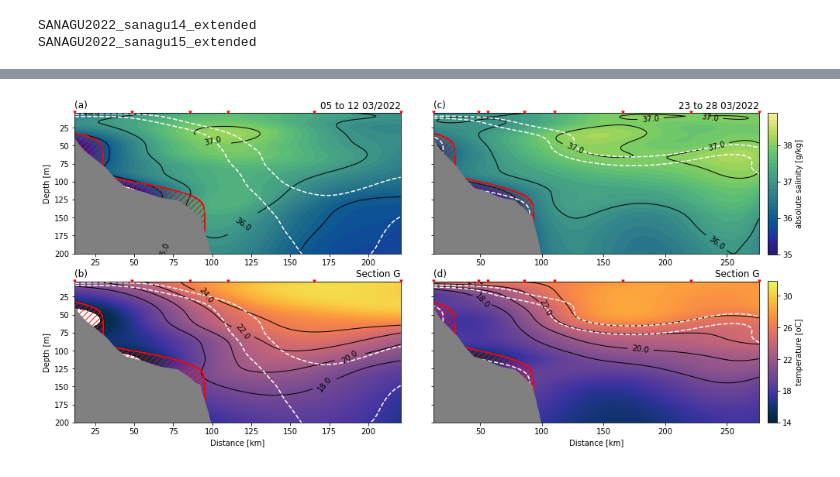
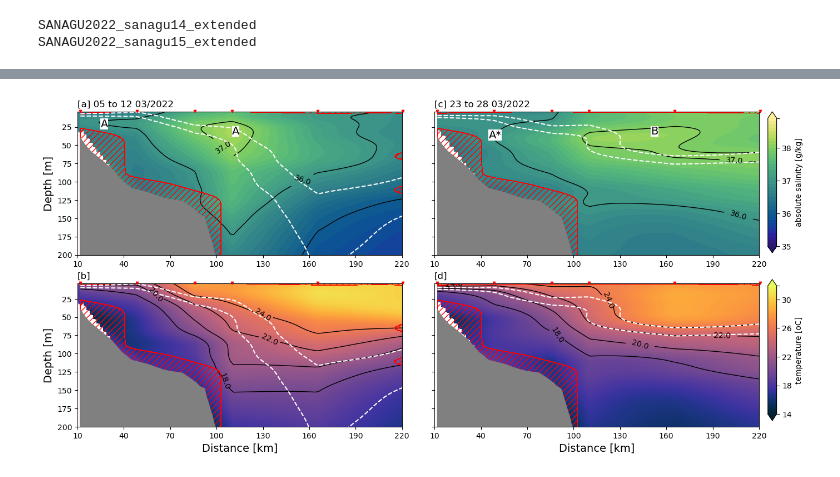
Before and after one commit to nilodna/smax_pathways, a Jupyter notebook: scripts/00_manuscript_cruise_transects.ipynb, the cells around one changed output, grey strips where cells are left out. Drawn from its saved outputs; the diff is of its cells as text; code cells hidden in the pictures.

Commit message:
replacing old cruise_transect code by the new code that Dalton wrote

```diff
--- a/scripts/00_manuscript_cruise_transects.ipynb
+++ b/scripts/00_manuscript_cruise_transects.ipynb
@@ -465,11 +24,14 @@ cases = {
     'SANAGU2022_sanagu15_extended': ['G'],
 }
 
+xcorr=180000
+ycorr=25
 
 dict_with_sections = {}
 for case in cases:
     print(case)
-    refdict = ut.get_dict('section-ctd_dalton/section-ctd/../configs.dict')
+    # refdict = ut.get_dict('configs.dict')
+    refdict = ut.get_dict('configs_section.dict')
     refdict = refdict[case]
 
     ctdpath      = refdict['path.cnv2nc']
@@ -490,20 +52,19 @@ for case in cases:
 
         # cap depth in 500 meters depth
         df1 = df1[df1['depSM'] <= 300]
-
         # -- prepare bathymetry data for masking -- #
         lon = df1['lon'].values
         lat = df1['lat'].values
         dist = df1['dist'].values
         l = sorted(list(set(zip(lon,lat,dist))))
         dlon, dlat, ddst, depth = lonlatdepth_extend(ncbathy, lon, lat, dist, n=20, dataset='gebco2019',varname='elevation')
-
+        # df1.index *= 800
         # -- objective analysis -- #
-        xm, ym, sa ,errsa = objective_analysis_varb(df1,'sa', corrlenx=150000, corrleny=30, err_thresh=0.01)
-        xm, ym, ct ,errct = objective_analysis_varb(df1,'ct', corrlenx=150000, corrleny=30, err_thresh=0.01)
+        xm, ym, sa ,errsa, df2sa = get_trend_correction_oa(df1,'sa', corrlenx=xcorr, corrleny=ycorr, err_thresh=0.01)
+        xm, ym, ct ,errct, df2ct = get_trend_correction_oa(df1,'ct', corrlenx=xcorr, corrleny=ycorr, err_thresh=0.01)
 
         df1['sigma'] = gsw.sigma0(df1['sa'], df1['ct'])
-        xm, ym, sg, _ = objective_analysis_varb(df1,'sigma', corrlenx=150000, corrleny=30, err_thresh=0.01)
+        xm, ym, sg, _, df2sig = get_trend_correction_oa(df1,'sigma', corrlenx=xcorr, corrleny=ycorr, err_thresh=0.01)
 
         # -- plotting -- #
         ylimdict = {
@@ -560,6 +121,7 @@ for case in cases:
         cdicts['case'] = case
         cdicts['time'] = f"{df1['time'].astype('datetime64[ns]').dt.date.min().strftime('%d')} to {df1['time'].astype('datetime64[ns]').dt.date.max().strftime('%d %m/%Y')}"
 
+        cdicts['l'] = l
         dict_with_sections[f"{case}_{secid}"] = cdicts
 # %% [output]
 SANAGU2022_sanagu14_extended
@@ -722,21 +166,35 @@ secid = cdicts['secid']
 case = cdicts['case']
 time_str = cdicts['time']
 
-fig, axes[0,0], _ = subroutine_TSsection(cdicts['sal'], fig=fig, ax=axes[0,0], ax_cbar=axes[0,1], secids=[secid], add_colorbar=False)
-fig, axes[1,0], _ = subroutine_TSsection(cdicts['temp'], fig=fig, ax=axes[1,0], ax_cbar=axes[1,1], secids=[secid], add_colorbar=False)
+fig, axes[0,0], _ = subroutine_TSsection(cdicts['sal'], cdicts['l'], ylimdict[secid], fig=fig,
+                                         ax=axes[0,0], ax_cbar=axes[0,1], secids=[secid], add_colorbar=False)
+fig, axes[1,0], _ = subroutine_TSsection(cdicts['temp'], cdicts['l'], ylimdict[secid], fig=fig,
+                                         ax=axes[1,0], ax_cbar=axes[1,1], secids=[secid], add_colorbar=False)
+
+
+axes[0,0].scatter(cdicts['sal']['dist']/1e3, cdicts['sal']['data'].index, c=cdicts['sal']['data'],
+                 cmap=cdicts['sal']['cmap'],
+                  vmin=cdicts['sal']['vmin'], vmax=cdicts['sal']['vmax'], zorder=0)
+
+axes[1,0].scatter(cdicts['sal']['dist']/1e3, cdicts['sal']['data'].index, c=cdicts['temp']['data'],
+                 cmap=cdicts['temp']['cmap'],
+                  vmin=cdicts['temp']['vmin'], vmax=cdicts['temp']['vmax'], zorder=0)
+
 
 cr = axes[0,0].contour(cdicts['sal']['xm']/1e3, cdicts['sal']['ym'], cdicts['sigmaT']['oa'],
                        levels=cdicts['sigmaT']['contour'], colors=['white'], linestyles='--',
                        zorder=1)  # section
+
 cr = axes[1,0].contour(cdicts['sal']['xm']/1e3, cdicts['sal']['ym'], cdicts['sigmaT']['oa'],
                        levels=cdicts['sigmaT']['contour'], colors=['white'], linestyles='--',
                        zorder=1)  # section
 
-axes[0,0].set_title('(a)', loc='left')
-axes[1,0].set_title('(b)', loc='left')
-axes[0,0].set_title(time_str, loc='right')
-axes[1,0].set_title(f'Section {secid}', loc='right')
-axes[1,0].set_xlabel('Distance [km]')
+axes[0,0].set_title(f'[a] {time_str}', loc='left')
+axes[1,0].set_title('[b]', loc='left')
+# axes[0,0].set_title(time_str, loc='right')
+# axes[1,0].set_title(f'Section {secid}', loc='right')
+axes[1,0].set_xlabel('Distance [km]', fontsize=14)
+axes[0,0].set_ylabel('Depth [m]', fontsize=14)
 axes[0,0].set_ylim(ylimdict[secid])
 axes[1,0].set_ylim(ylimdict[secid])
 
@@ -750,8 +208,12 @@ secid = cdicts['secid']
 case = cdicts['case']
 time_str = cdicts['time']
 
-fig, axes[0,1], cfsalt = subroutine_TSsection(cdicts['sal'], fig=fig, ax=axes[0,1], ax_cbar=axes[0,1], secids=[secid], add_colorbar=False)
-fig, axes[1,1], cftemp = subroutine_TSsection(cdicts['temp'], fig=fig, ax=axes[1,1], ax_cbar=axes[1,1], secids=[secid], add_colorbar=False)
+
+
+fig, axes[0,1], cfsalt = subroutine_TSsection(cdicts['sal'], cdicts['l'], ylimdict[secid],
+                                              fig=fig, ax=axes[0,1], ax_cbar=axes[0,1], secids=[secid], add_colorbar=False)
+fig, axes[1,1], cftemp = subroutine_TSsection(cdicts['temp'], cdicts['l'], ylimdict[secid],
+                                              fig=fig, ax=axes[1,1], ax_cbar=axes[1,1], secids=[secid], add_colorbar=False)
 
 cr = axes[0,1].contour(cdicts['sal']['xm']/1e3, cdicts['sal']['ym'], cdicts['sigmaT']['oa'],
                        levels=cdicts['sigmaT']['contour'], colors=['white'], linestyles='--',
@@ -760,39 +222,54 @@ cr = axes[1,1].contour(cdicts['sal']['xm']/1e3, cdicts['sal']['ym'], cdicts['sig
                        levels=cdicts['sigmaT']['contour'], colors=['white'], linestyles='--',
                        zorder=1)  # section
 
-axes[0,1].set_title('(c)', loc='left')
-axes[1,1].set_title('(d)', loc='left')
-axes[0,1].set_title(time_str, loc='right')
-axes[1,1].set_title(f'Section {secid}', loc='right')
-axes[1,1].set_xlabel('Distance [km]')
+axes[0,1].set_title(f'[c] {time_str}', loc='left')
+axes[1,1].set_title('[d]', loc='left')
+# axes[0,1].set_title(time_str, loc='right')
+# axes[1,1].set_title(f'Section {secid}', loc='right')
+axes[1,1].set_xlabel('Distance [km]', fontsize=14)
+axes[1,0].set_ylabel('Depth [m]', fontsize=14)
 axes[0,1].set_ylim(ylimdict[secid])
 axes[1,1].set_ylim(ylimdict[secid])
 
 _ = [ax.set_ylabel('') for ax in [axes[0,1],axes[1,1]]]
 
 #### adding colorbar for each variable
 cbaxes = fig.add_axes([0.91, 0.535, 0.01, 0.345])
 cbar_salt = plt.colorbar(cfsalt, cax=cbaxes)
 cbar_salt.set_label('absolute salinity [g/kg]')
 
 tick_locator = ticker.MaxNLocator(nbins=4)
 cbar_salt.locator = tick_locator
 cbar_salt.update_ticks()
 
 cbar_salt.ax.set_yticklabels([35, 36, 37, 38])
 
 cbaxes = fig.add_axes([0.91, 0.125, 0.01, 0.345])
 cbar_temp = plt.colorbar(cftemp, cax=cbaxes)
 cbar_temp.set_label('temperature [oC]')
 
 tick_locator = ticker.MaxNLocator(nbins=5)
 cbar_temp.locator = tick_locator
 cbar_temp.update_ticks()
 
 cbar_temp.ax.set_yticklabels([14, 18, 22, 26, 30])
 
 fig.patch.set_alpha(1.0)
 plt.subplots_adjust(wspace=.1)
-plt.savefig('../figures/manuscript/00_manuscript_cruise_transects.png', bbox_inches="tight", dpi=300)
+
+# making sure both transect has the same x-axis (ticks and limits) to allow comparison
+_ = [ax.set_xticks(np.arange(10,250, 30)) for ax in axes.ravel()]
+_ = [ax.set_xlim([10,220]) for ax in axes.ravel()]
+
+ax = axes.ravel()[0]
+ax.text(25, 25, 'A', ha='left', bbox=dict(facecolor='white', edgecolor='none', pad=0.1), fontsize=14)
+ax.text(110, 35, 'A', ha='left', bbox=dict(facecolor='white', edgecolor='none', pad=0.1), fontsize=14)
+
+ax = axes.ravel()[1]
+ax.text(45, 40, 'A*', ha='left', bbox=dict(facecolor='white', edgecolor='none', pad=0.1), fontsize=14)
+ax.text(150, 35, 'B', ha='left', bbox=dict(facecolor='white', edgecolor='none', pad=0.1), fontsize=14)
+# ax.text(200, 80, 'B', ha='left', bbox=dict(facecolor='white', edgecolor='none', pad=0.1), fontsize=14)
+
+plt.savefig('../figures/manuscript/00_manuscript_cruise_transects_new.png', bbox_inches="tight", dpi=300)
 # %% [output]
-[figure, old version]
+[figure, new version]
```
Also changed, not shown: parts of 19 cells of this notebook, 1 other file.
